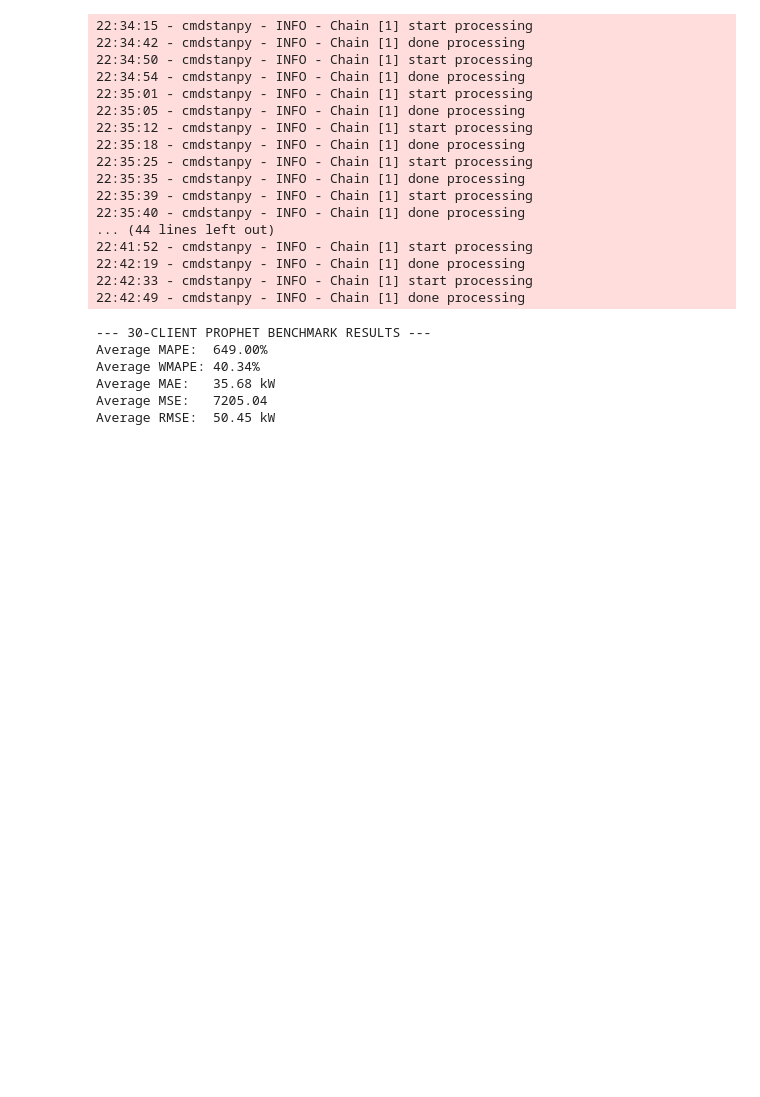
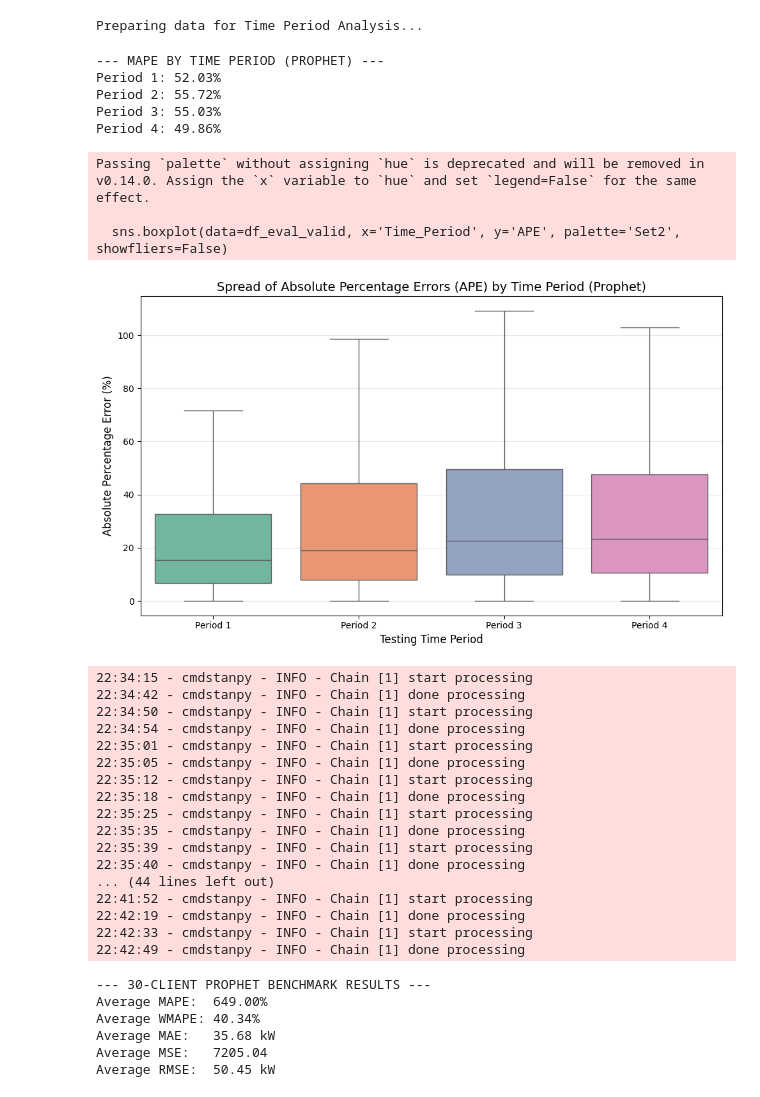
Before and after one commit to lucabarattini/forecasting-electricity, a Jupyter notebook: notebooks/2_Prophet.ipynb, the cells around one changed output. Saved outputs shown, nothing was run; the diff lists cells and outputs as text; code cells hidden in the pictures; blank space fills up the shorter version.

```diff
--- a/notebooks/2_Prophet.ipynb
+++ b/notebooks/2_Prophet.ipynb
@@ -55 +225,74 @@ all_rmses  = []
+# %%
+# Time Period Analysis & Error Spread
+print("Preparing data for Time Period Analysis...")
+
+# Create a clean evaluation dataframe from our raw test data
+df_eval = df_test_raw.copy()
+df_eval['Predicted_kW'] = np.nan
+
+# Quickly reconstruct the predictions for all valid clients
+for client in tqdm(df_eval['ClientID'].unique(), desc="Generating predictions for Box Plots"):
+    mask = df_eval['ClientID'] == client
+
+    # Skip if client has no data or no scaler
+    if mask.sum() == 0 or client not in client_scalers:
+        continue
+
+    cluster_id = df_eval.loc[mask, 'Cluster'].values[0]
+    if pd.isna(cluster_id):
+        continue
+
+    # Get generic scaled shape and unscale to raw kW
+    pattern_forecast = cluster_forecasts[cluster_id][:mask.sum()]
+    scaler = client_scalers[client]
+    unscaled = scaler.inverse_transform(pattern_forecast.reshape(-1, 1)).flatten()
+
+    # Floor to zero and save to the evaluation dataframe
+    df_eval.loc[mask, 'Predicted_kW'] = np.maximum(unscaled, 0)
+
+# Drop rows where we couldn't make a prediction
+df_eval = df_eval.dropna(subset=['Consumption', 'Predicted_kW'])
+
+# Sort chronologically to ensure periods are perfectly sequential
+df_eval = df_eval.sort_values('Date')
+
+# Divide strictly into 4 equal time periods using pd.cut
+df_eval['Time_Period'] = pd.cut(df_eval['Date'], bins=4, labels=['Period 1', 'Period 2', 'Period 3', 'Period 4'])
+
+# Calculate Absolute Percentage Error (APE) row by row
+# We filter out actual values close to zero to prevent infinity (division by zero)
+valid_mask = df_eval['Consumption'] > 0.1
+df_eval_valid = df_eval[valid_mask].copy()
+
+df_eval_valid['APE'] = np.abs((df_eval_valid['Consumption'] - df_eval_valid['Predicted_kW']) / df_eval_valid['Consumption']) * 100
+
+# 1. Print the global MAPE for each period
+print("\n--- MAPE BY TIME PERIOD (PROPHET) ---")
+period_mape = df_eval_valid.groupby('Time_Period', observed=True)['APE'].mean()
+for period, mape_val in period_mape.items():
+    print(f"{period}: {mape_val:.2f}%")
+
+# 2. Plot the Box Plot of errors
+plt.figure(figsize=(10, 6))
+
+# We use showfliers=False because raw percentage errors can have massive outlier spikes
+sns.boxplot(data=df_eval_valid, x='Time_Period', y='APE', palette='Set2', showfliers=False)
+
+plt.title('Spread of Absolute Percentage Errors (APE) by Time Period (Prophet)', fontsize=14)
+plt.ylabel('Absolute Percentage Error (%)', fontsize=12)
+plt.xlabel('Testing Time Period', fontsize=12)
+plt.grid(True, alpha=0.3, axis='y')
+plt.tight_layout()
+plt.show()
+# %% [output]
+Preparing data for Time Period Analysis...
+--- MAPE BY TIME PERIOD (PROPHET) ---
+Period 1: 52.03%
+Period 2: 55.72%
+Period 3: 55.03%
+Period 4: 49.86%
+Passing `palette` without assigning `hue` is deprecated and will be removed in v0.14.0. Assign the `x` variable to `hue` and set `legend=False` for the same effect.
+
+  sns.boxplot(data=df_eval_valid, x='Time_Period', y='APE', palette='Set2', showfliers=False)
+[figure, added]
 # %%
```
Also changed, not shown: parts of 11 cells of this notebook, 1 other file.
